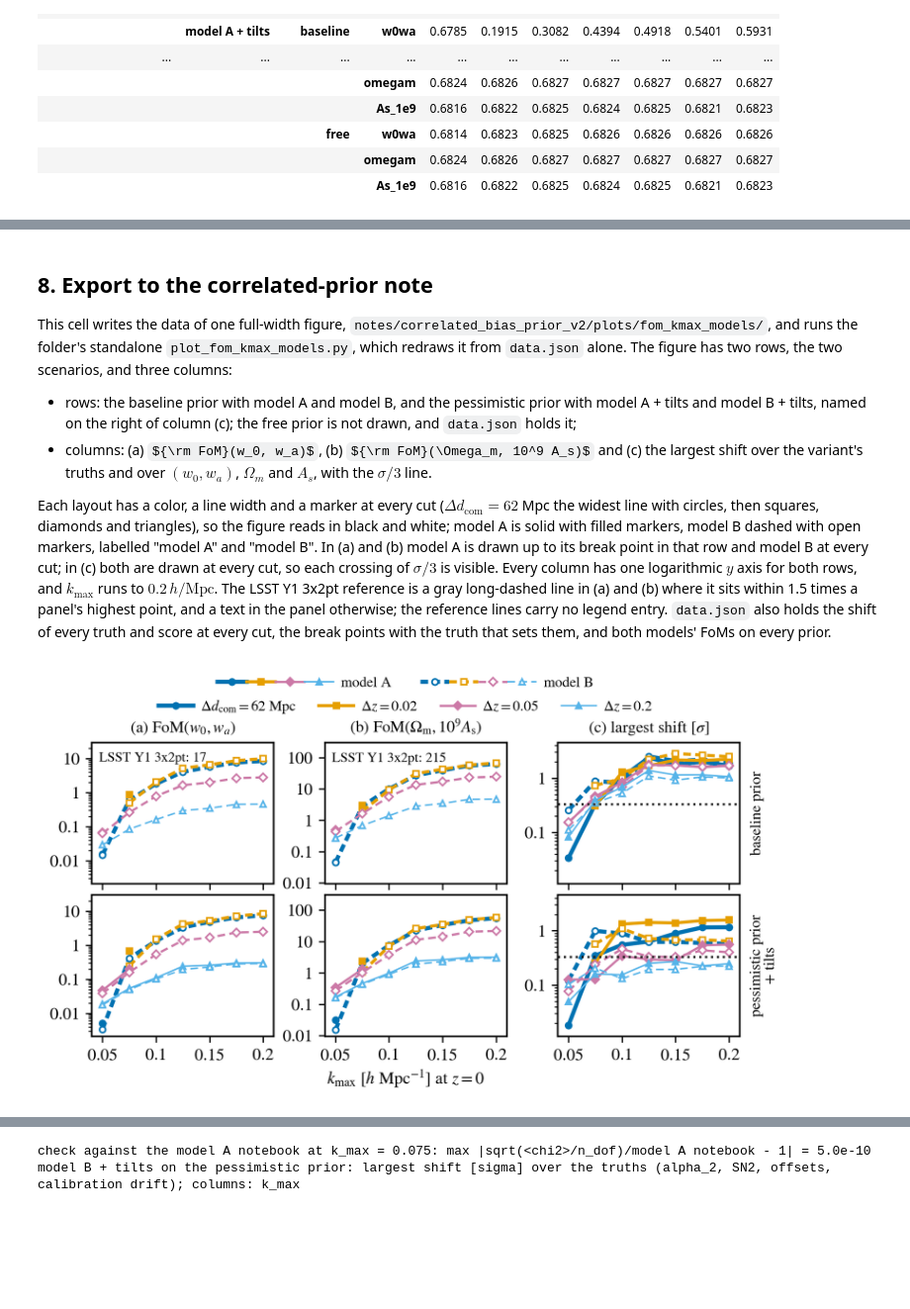
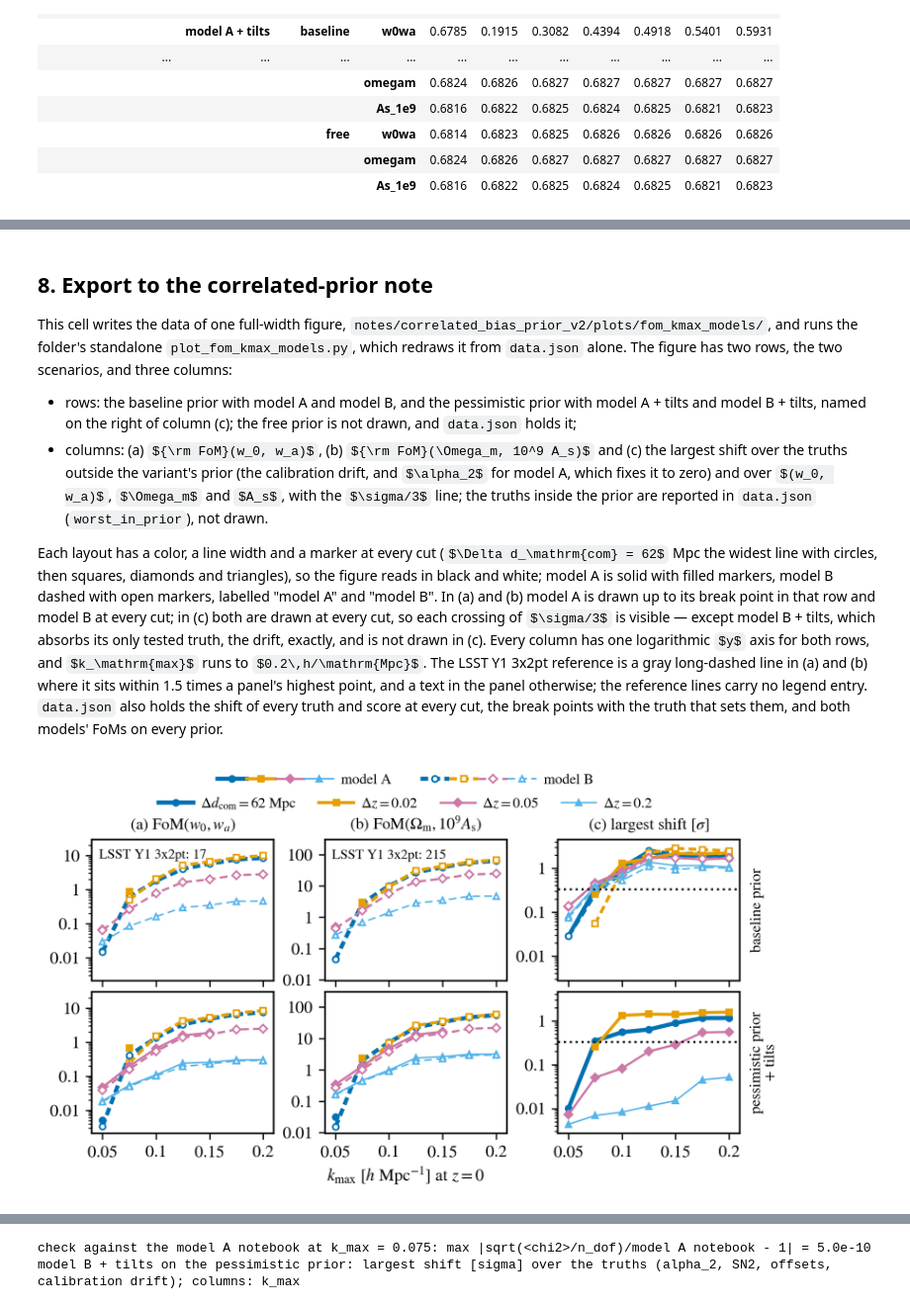
Before and after one commit to SBU-COSMOLIKE/lssty1xdesi, a Jupyter notebook: EXAMPLE_EVALUATE_FISHER_MODEL_B.ipynb, the cells around one changed output, grey strips where cells are left out. Shown at 99% size. Cells and saved outputs as stored; diff of their text form; code cells hidden in the pictures; some formulas as TeX source; blank space fills up the shorter version.

```diff
--- a/EXAMPLE_EVALUATE_FISHER_MODEL_B.ipynb
+++ b/EXAMPLE_EVALUATE_FISHER_MODEL_B.ipynb
@@ -1877,8 +1928,11 @@ The figure has two rows, the two scenarios, and three columns:
   prior with model A + tilts and model B + tilts, named on the right of
   column (c); the free prior is not drawn, and `data.json` holds it;
 - columns: (a) ${\rm FoM}(w_0, w_a)$, (b) ${\rm FoM}(\Omega_m, 10^9 A_s)$ and
-  (c) the largest shift over the variant's truths and over $(w_0, w_a)$,
-  $\Omega_m$ and $A_s$, with the $\sigma/3$ line.
+  (c) the largest shift over the truths outside the variant's prior (the
+  calibration drift, and $\alpha_2$ for model A, which fixes it to zero) and
+  over $(w_0, w_a)$, $\Omega_m$ and $A_s$, with the $\sigma/3$ line; the
+  truths inside the prior are reported in `data.json` (`worst_in_prior`), not
+  drawn.
 
 Each layout has a color, a line width and a marker at every cut
 ($\Delta d_\mathrm{com} = 62$ Mpc the widest line with circles, then squares,
@@ -1886,7 +1940,8 @@ diamonds and triangles), so the figure reads in black and white; model A is
 solid with filled markers, model B dashed with open markers, labelled "model A"
 and "model B". In (a) and (b) model A is drawn up to its break point in that row
 and model B at every cut; in (c) both are drawn at every cut, so each crossing
-of $\sigma/3$ is visible. Every column has one logarithmic $y$ axis for both
+of $\sigma/3$ is visible — except model B + tilts, which absorbs its only
+tested truth, the drift, exactly, and is not drawn in (c). Every column has one logarithmic $y$ axis for both
 rows, and $k_\mathrm{max}$ runs to $0.2\,h/\mathrm{Mpc}$. The LSST Y1 3x2pt
 reference is a gray long-dashed line in (a) and (b) where it sits within 1.5
 times a panel's highest point, and a text in the panel otherwise; the reference
@@ -1913,11 +1968,13 @@ def layout_entry(key):
     return {'name': key, 'label': LAYOUT_LABELS[key], 'color': LAYOUT_COLORS[key]}
 
 
-def worst_per_cut(key, variant, prior):
-    '''The largest shift over a variant's truths and scores, per cut (None: no fit).'''
+def worst_per_cut(key, variant, prior, side):
+    '''The largest shift over a variant's truths outside (side 0) or inside
+    (side 1) its prior and over the scores, per cut (None: no fit).'''
     out = []
     for scores in per_cut(SCORES, key, variant, prior):
-        out.append(None if scores is None else worst_score(scores)[0])
+        out.append(None if scores is None
+                   else worst_score(split_scores(scores, variant)[side])[0])
     return out
 
 
@@ -1951,7 +2008,12 @@ fom_data = {
               'f_sat sigma_sat^2/nbar, the b2 and bs2 offsets at +-1 sigma of the '
               'variant\'s widths, and the calibration drift, the offsets linear in '
               'redshift across each group with zero mean, changing by calibration_drift '
-              '(the offsets to first order). worst: the largest of these shifts. '
+              '(the offsets to first order). The truths inside a model\'s own prior '
+              '(in_prior_families: the offsets and SN2, and alpha_2 for model B) are '
+              'reported, never held to shift_threshold; the others (the calibration '
+              'drift, and alpha_2 for model A, which fixes it to zero) are tested. '
+              'worst: the largest shift over the tested truths; worst_in_prior: the '
+              'largest over the truths inside the prior. '
               'break: the largest k_max with worst below shift_threshold there and at '
               'every smaller fitted cut, and the truth and score that fail first '
               '(kmax null: the smallest fitted cut fails). The model A FoMs beyond its '
@@ -1959,6 +2021,7 @@ fom_data = {
               'references from the lsst_y1 project. Written by '
               'EXAMPLE_EVALUATE_FISHER_MODEL_B.ipynb.'),
     'kmax_h_per_Mpc': KMAX_LIST, 'shift_threshold': SHIFT_THRESHOLD,
+    'in_prior_families': {model: list(f) for model, f in IN_PRIOR_FAMILIES.items()},
     'scenarios': SCENARIOS, 'priors': FIT_PRIORS, 'prior_labels': PRIOR_LABELS,
     'variants': VARIANTS, 'params': ['w0wa', *SINGLE_PARAMS],
     'prior_widths': {model: {**FIXED_WIDTHS[model],
@@ -1968,35 +2031,37 @@ fom_data = {
                                   'B': f'{COUNTERTERM_FRACTION}/k_max^2 (one prior width)'},
                'SN2_units': SN2_TRUTH, 'offsets': 'one sigma of the variant widths'},
     'calibration_drift': CAL_DRIFT,
     'lsst_y1_3x2pt_fom': LSST_Y1_SRD_FOM,
     'lsst_y1_3x2pt_fom_om_as': LSST_Y1_SRD_FOM_OM_AS,
     'layouts': [{**layout_entry(key),
                  'fom': {v: {p: per_cut(FOM, key, v, p, 'fom') for p in FIT_PRIORS}
                          for v in VARIANTS},
                  'fom_om_as': {v: {p: per_cut(FOM, key, v, p, 'fom_om_as')
                                    for p in FIT_PRIORS}
                                for v in VARIANTS},
                  'shift': {v: {p: per_cut(SCORES, key, v, p) for p in FIT_PRIORS}
                            for v in VARIANTS},
-                 'worst': {v: {p: worst_per_cut(key, v, p) for p in FIT_PRIORS}
+                 'worst': {v: {p: worst_per_cut(key, v, p, 0) for p in FIT_PRIORS}
                            for v in VARIANTS},
+                 'worst_in_prior': {v: {p: worst_per_cut(key, v, p, 1) for p in FIT_PRIORS}
+                                    for v in VARIANTS},
                  'break': {v: {p: break_entry(key, v, p) for p in FIT_PRIORS}
                            for v in VARIANTS}}
                 for key in LAYOUTS],
 }
 
 folder = NOTE_PLOTS + 'fom_kmax_models'
 script = folder + '/plot_fom_kmax_models.py'
 if not os.path.exists(script):
     raise RuntimeError(f'{script} is missing: the folder needs its plot script')
 with open(folder + '/data.json', 'w') as f:
     json.dump(fom_data, f, indent=1)
 # the standalone redraw: isolated mode, and a RuntimeWarning (a NaN in a
 # reduction, say) stops the script
 subprocess.run([sys.executable, '-I', '-W', 'error::RuntimeWarning', script], check=True)
 display(Image(filename=folder + '/fom_kmax_models.png', width=760))
 # %% [output]
-[figure, old version]
+[figure, new version]
 # %% [markdown]
 ## 9. The summary model: model B + tilts on the pessimistic prior
 
```
Also changed, not shown: parts of 27 cells of this notebook, 14 other files.
